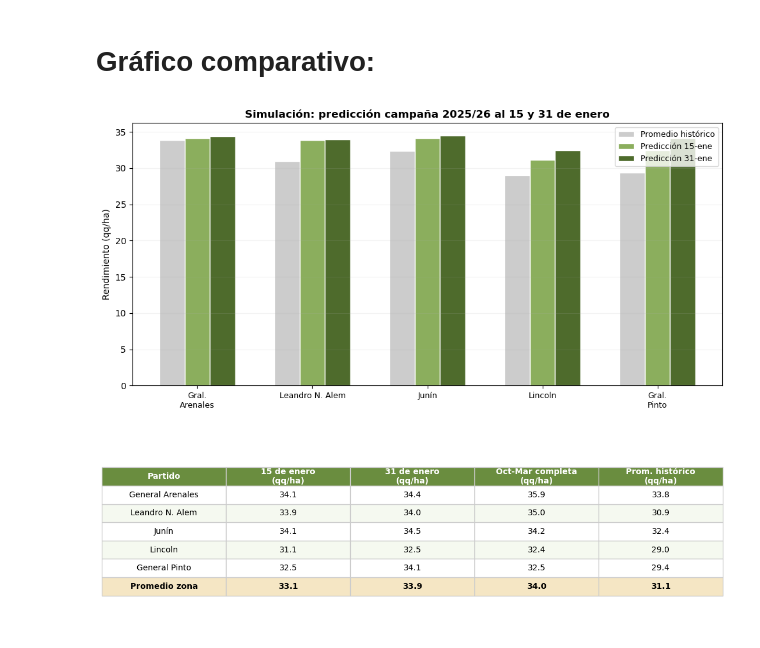
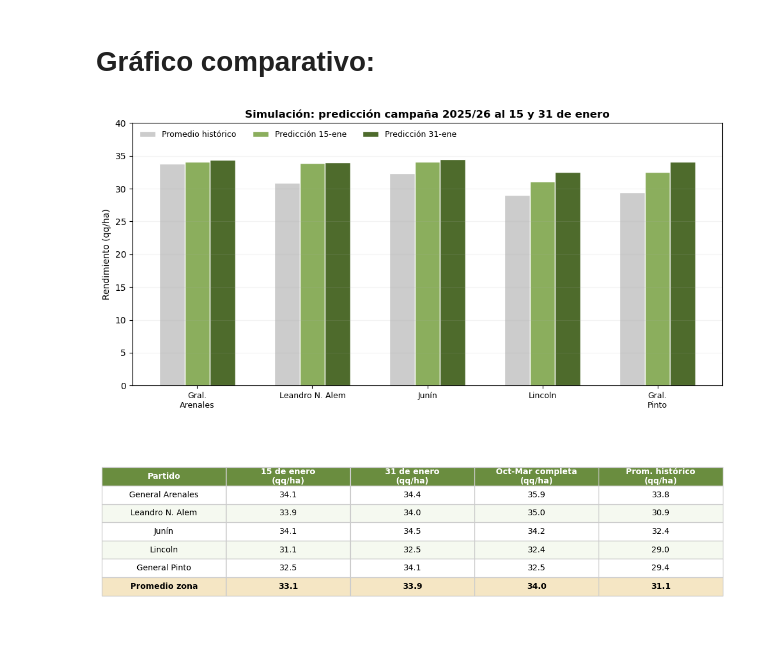
Before and after one commit to AgustinMusanti/prediccion-rinde-soja, a Jupyter notebook: notebooks/05_prediccion.ipynb, the cells around one changed output. Cells and saved outputs as stored; diff of their text form; code cells hidden in the pictures.

```diff
--- a/notebooks/05_prediccion.ipynb
+++ b/notebooks/05_prediccion.ipynb
@@ -632,23 +632,25 @@ PROMEDIO ZONA          |    33.1 |    33.9 |    34.0 |  31.1
 # %%
 fig, ax = plt.subplots(figsize=(10, 5))
 partidos_list = list(PARTIDOS.keys())
 x = np.arange(len(partidos_list))
 w = 0.22
 
 ax.bar(x - w, [hist[p] for p in partidos_list], w, label="Promedio histórico", color="#CCCCCC", edgecolor="white")
 ax.bar(x, df_15.set_index("partido").loc[partidos_list, "pred"], w, label="Predicción 15-ene", color="#8BAE5D", edgecolor="white")
 ax.bar(x + w, df_31.set_index("partido").loc[partidos_list, "pred"], w, label="Predicción 31-ene", color="#4E6B2C", edgecolor="white")
 
 ax.set_xticks(x)
 ax.set_xticklabels([p.replace("General ", "Gral.\n") for p in partidos_list], fontsize=9)
 ax.set_ylabel("Rendimiento (qq/ha)")
 ax.set_title("Simulación: predicción campaña 2025/26 al 15 y 31 de enero", fontweight="bold")
-ax.legend(fontsize=9)
+ax.set_ylim(0, 40)
+ax.legend(fontsize=9, ncol=3, loc="upper left", frameon=False)
 ax.grid(True, alpha=0.15, axis="y")
 plt.tight_layout()
+plt.savefig(OUTPUTS / "figura9_simulacion_enero.png", dpi=200, bbox_inches="tight", facecolor="white")
 plt.show()
 # %% [output]
-[figure, old version]
+[figure, new version]
 # %%
 fig, ax = plt.subplots(figsize=(11, 3.5))
 ax.axis('off')
```
Also changed, not shown: 2 other files.
